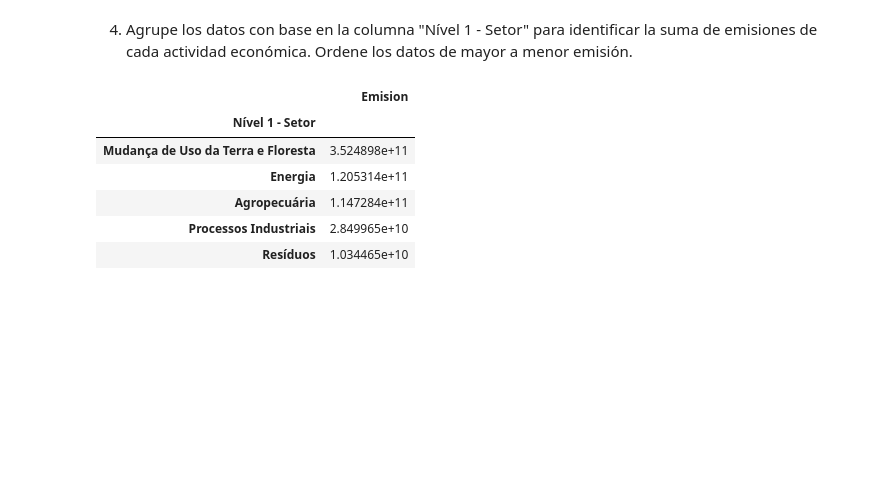
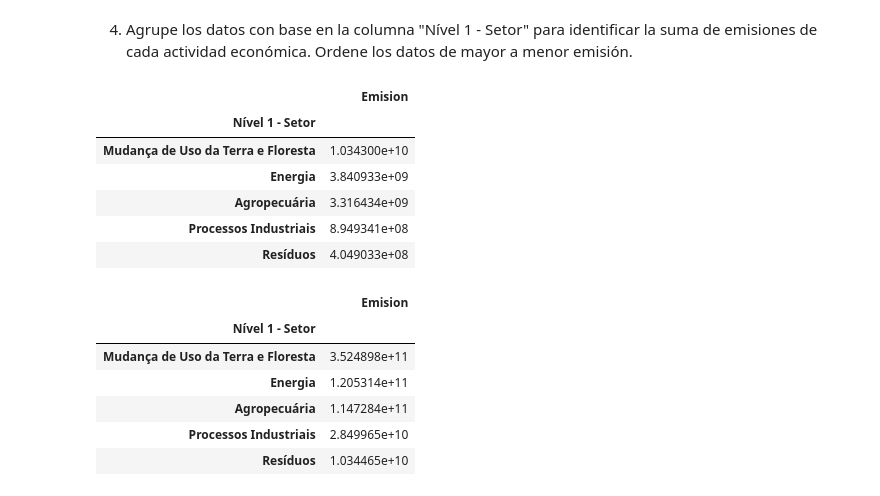
Before and after one commit to LejImkoaj/pandas_seleccionar_agrupar_datos, a Jupyter notebook: seleccion_agrupacion_de_datos.ipynb, the cells around one changed output. Saved outputs shown, nothing was run; the diff lists cells and outputs as text; code cells hidden in the pictures; blank space fills up the shorter version.

```diff
--- a/seleccion_agrupacion_de_datos.ipynb
+++ b/seleccion_agrupacion_de_datos.ipynb
@@ -277,6 +277,16 @@ emisiones_desafio[emisiones_desafio['Año']==2021].groupby('Nível 1 - Setor')[[
 | Resíduos | 106106.723386 |
 # %% [markdown]
 4. Agrupe los datos con base en la columna "Nível 1 - Setor" para identificar la suma de emisiones de cada actividad económica. Ordene los datos de mayor a menor emisión.
+# %%
+emisiones_desafio[emisiones_desafio['Año']==2021].groupby('Nível 1 - Setor')[['Emision']].sum().sort_values('Emision', ascending=False)
+# %% [output]
+|  | Emision |
+| Nível 1 - Setor |  |
+| Mudança de Uso da Terra e Floresta | 1.034300e+10 |
+| Energia | 3.840933e+09 |
+| Agropecuária | 3.316434e+09 |
+| Processos Industriais | 8.949341e+08 |
+| Resíduos | 4.049033e+08 |
 # %%
 suma_emisiones = emisiones_desafio.groupby('Nível 1 - Setor')[['Emision']].sum().sort_values('Emision', ascending=False)
 suma_emisiones
```
Also changed, not shown: parts of 5 cells of this notebook.
